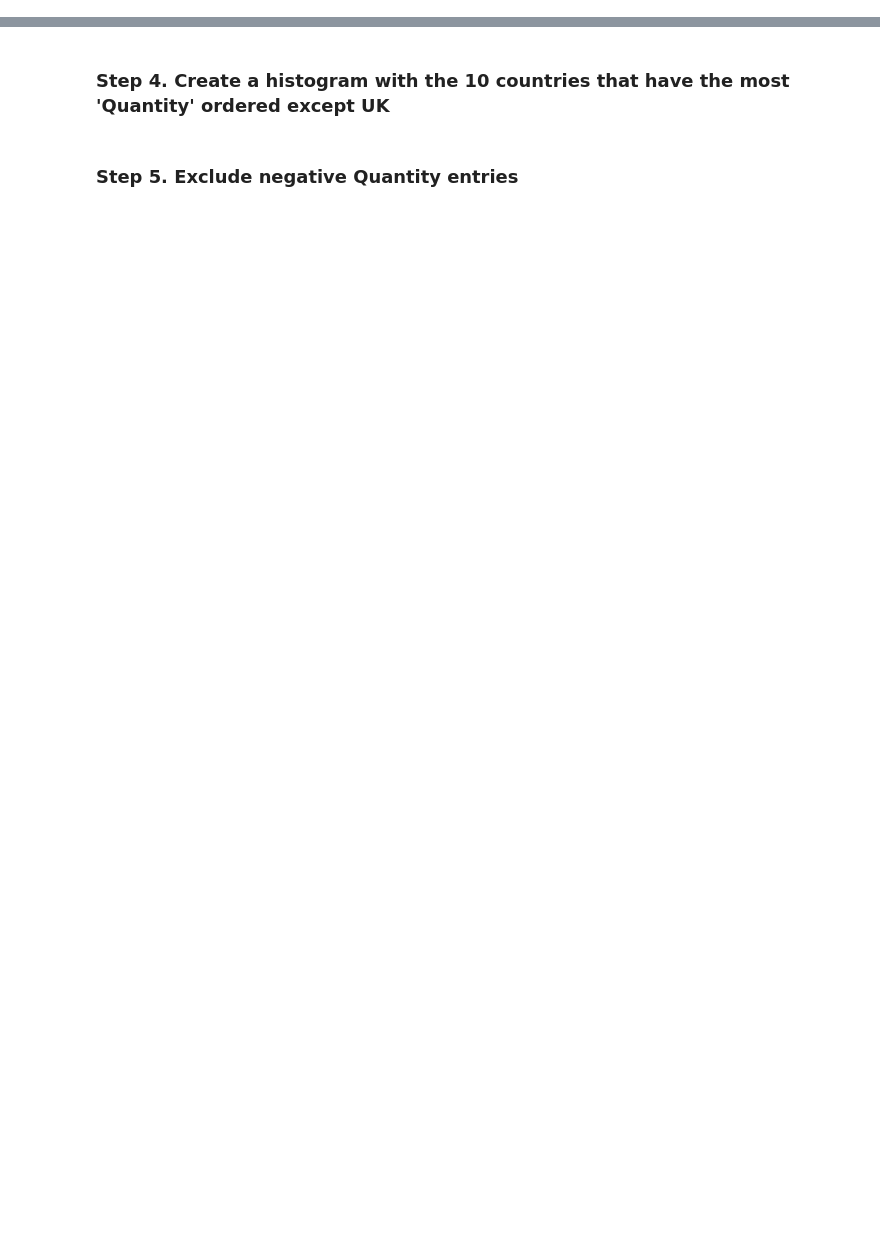
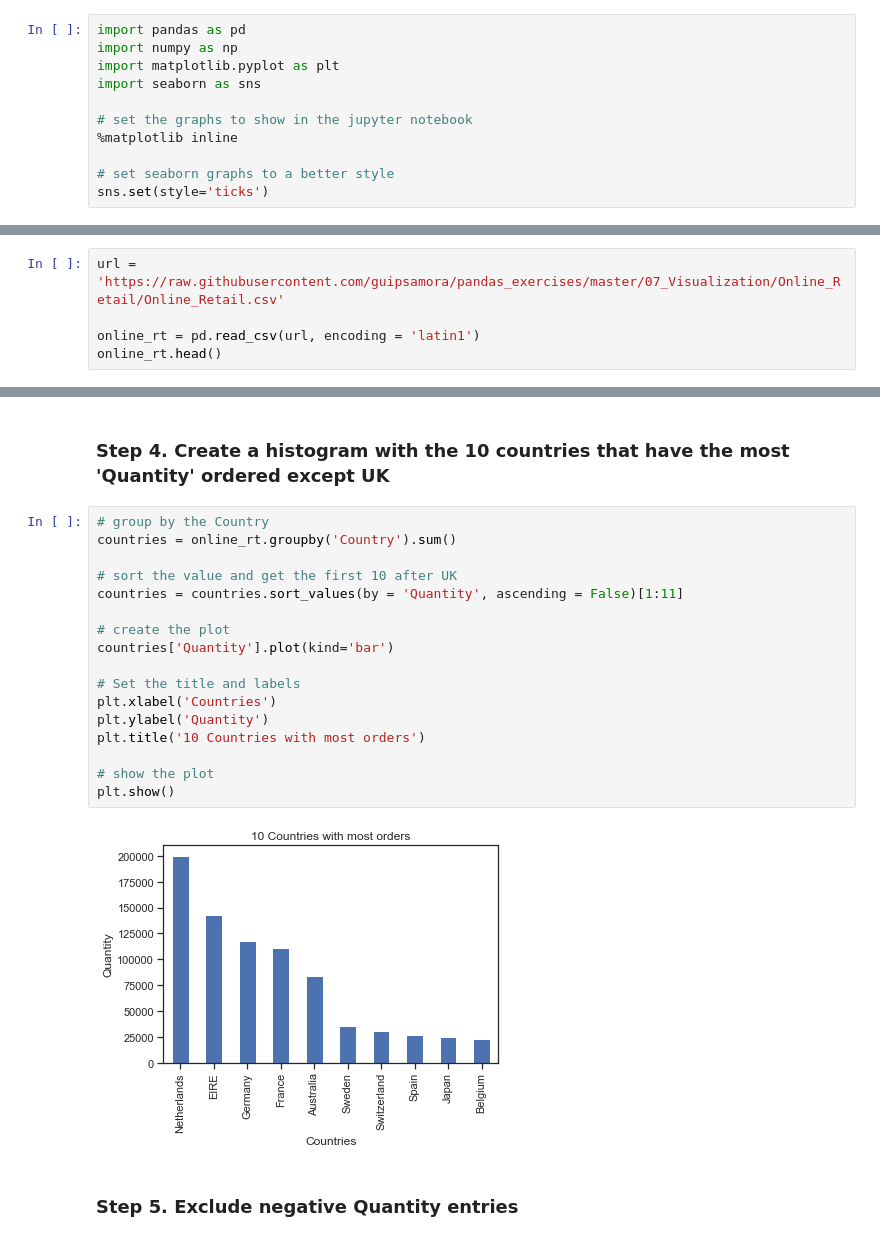
Before and after one commit to bobmsun/CertifiedPythonProgrammer, a Jupyter notebook: pandas/pandas_exercises_guipsamora/07_Visualization/Online_Retail/Exercises_my_solution.ipynb, the cells around one changed output, grey strips where cells are left out. Drawn from its saved outputs; the diff is of its cells as text; blank space fills up the shorter version.

Commit message:
pandas exercise - visualization

```diff
--- a/pandas/pandas_exercises_guipsamora/07_Visualization/Online_Retail/Exercises_my_solution.ipynb
+++ b/pandas/pandas_exercises_guipsamora/07_Visualization/Online_Retail/Exercises_my_solution.ipynb
@@ -6,8 +6,24 @@
 
 
 ### Step 1. Import the necessary libraries
+# %%
+import pandas as pd
+import numpy as np
+import matplotlib.pyplot as plt
+import seaborn as sns
+
+# set the graphs to show in the jupyter notebook
+%matplotlib inline
+
+# set seaborn graphs to a better style
+sns.set(style='ticks')
 # %% [markdown]
 ### Step 2. Import the dataset from this [address](https://raw.githubusercontent.com/guipsamora/pandas_exercises/master/07_Visualization/Online_Retail/Online_Retail.csv).
 # %% [markdown]
 ### Step 3. Assign it to a variable called online_rt
 Note: if you receive a utf-8 decode error, set `encoding = 'latin1'` in `pd.read_csv()`.
+# %%
+url = 'https://raw.githubusercontent.com/guipsamora/pandas_exercises/master/07_Visualization/Online_Retail/Online_Retail.csv'
+
+online_rt = pd.read_csv(url, encoding = 'latin1')
+online_rt.head()
@@ -14,4 +37,23 @@ Note: if you receive a utf-8 decode error, set `encoding = 'latin1'` in `pd.read
 # %% [markdown]
 ### Step 4. Create a histogram with the 10 countries that have the most 'Quantity' ordered except UK
+# %%
+# group by the Country
+countries = online_rt.groupby('Country').sum()
+
+# sort the value and get the first 10 after UK
+countries = countries.sort_values(by = 'Quantity', ascending = False)[1:11]
+
+# create the plot
+countries['Quantity'].plot(kind='bar')
+
+# Set the title and labels
+plt.xlabel('Countries')
+plt.ylabel('Quantity')
+plt.title('10 Countries with most orders')
+
+# show the plot
+plt.show()
+# %% [output]
+[figure, added]
 # %% [markdown]
 ### Step 5.  Exclude negative Quantity entries
```
Also changed, not shown: parts of 17 cells of this notebook, 2 other files.
